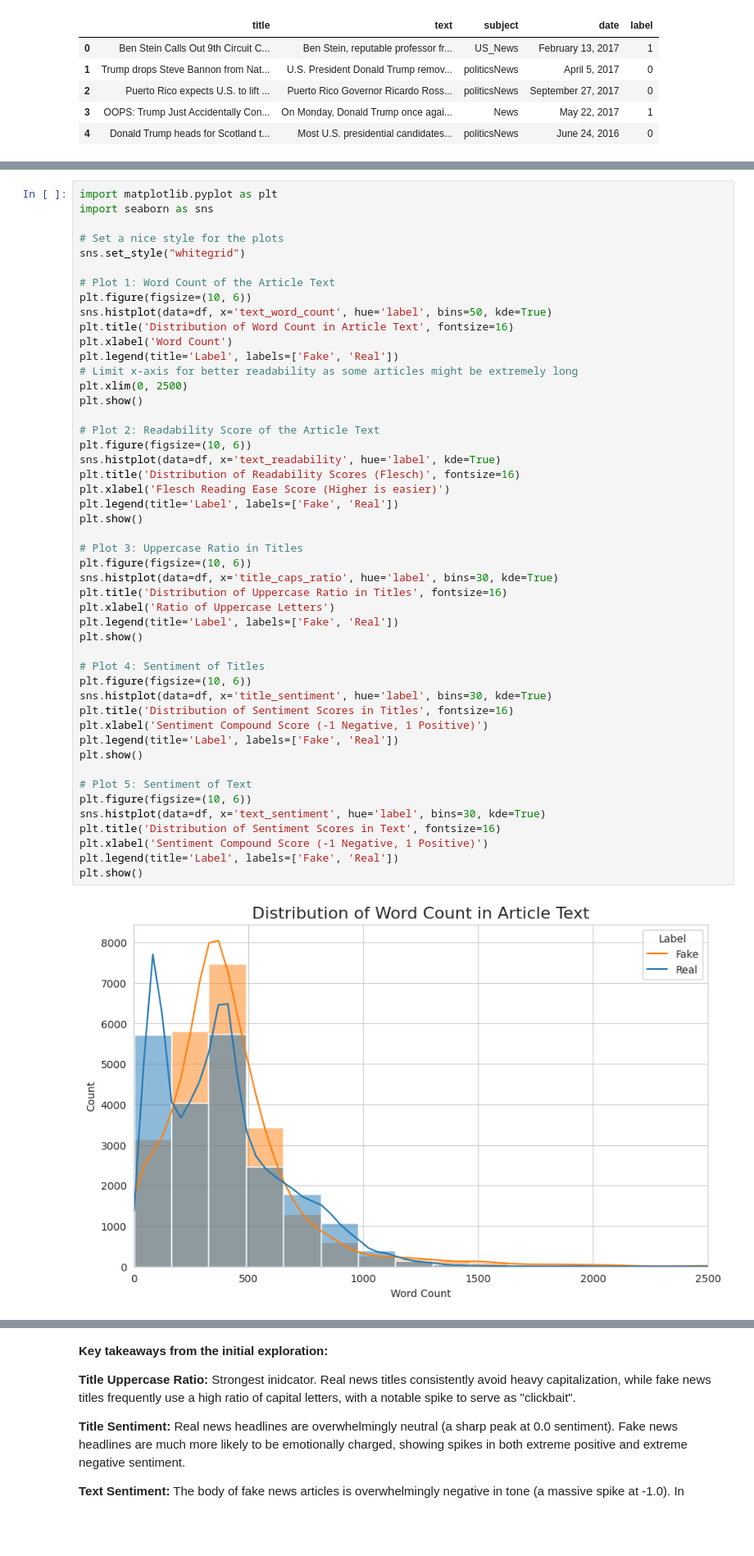
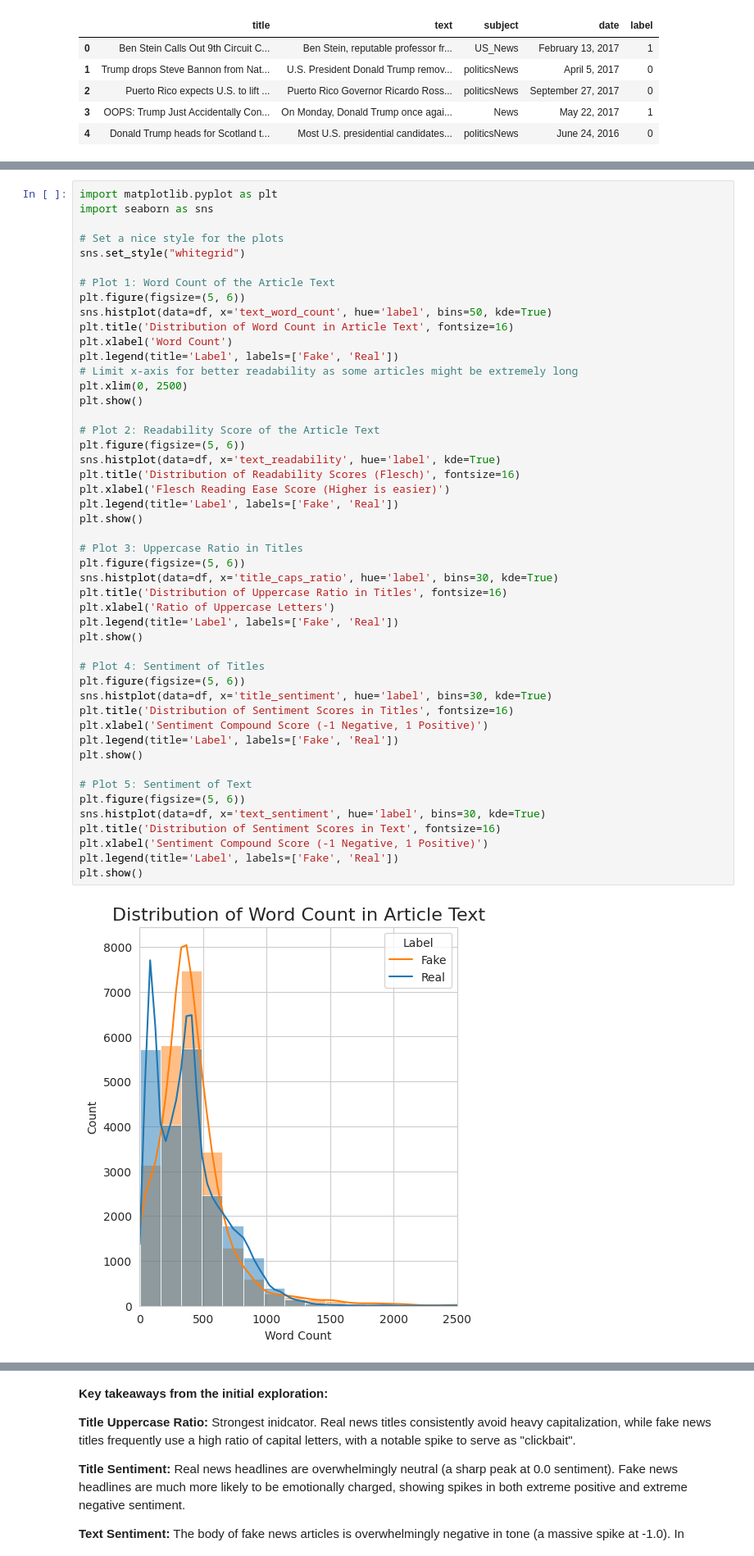
Before and after one commit to pp24aaq/Msc-DataScience-Project, a Jupyter notebook: Fake_News_Research_Project_Poojitha.ipynb, the cells around one changed output, grey strips where cells are left out. Shown at 82% size. Saved outputs shown, nothing was run; the diff lists cells and outputs as text; blank space fills up the shorter version.

```diff
--- a/Fake_News_Research_Project_Poojitha.ipynb
+++ b/Fake_News_Research_Project_Poojitha.ipynb
@@ -273,7 +276,7 @@ import seaborn as sns
 sns.set_style("whitegrid")
 
 # Plot 1: Word Count of the Article Text
-plt.figure(figsize=(10, 6))
+plt.figure(figsize=(5, 6))
 sns.histplot(data=df, x='text_word_count', hue='label', bins=50, kde=True)
 plt.title('Distribution of Word Count in Article Text', fontsize=16)
 plt.xlabel('Word Count')
@@ -283,35 +286,35 @@ plt.xlim(0, 2500)
 plt.show()
 
 # Plot 2: Readability Score of the Article Text
-plt.figure(figsize=(10, 6))
+plt.figure(figsize=(5, 6))
 sns.histplot(data=df, x='text_readability', hue='label', kde=True)
 plt.title('Distribution of Readability Scores (Flesch)', fontsize=16)
 plt.xlabel('Flesch Reading Ease Score (Higher is easier)')
 plt.legend(title='Label', labels=['Fake', 'Real'])
 plt.show()
 
 # Plot 3: Uppercase Ratio in Titles
-plt.figure(figsize=(10, 6))
+plt.figure(figsize=(5, 6))
 sns.histplot(data=df, x='title_caps_ratio', hue='label', bins=30, kde=True)
 plt.title('Distribution of Uppercase Ratio in Titles', fontsize=16)
 plt.xlabel('Ratio of Uppercase Letters')
 plt.legend(title='Label', labels=['Fake', 'Real'])
 plt.show()
 
 # Plot 4: Sentiment of Titles
-plt.figure(figsize=(10, 6))
+plt.figure(figsize=(5, 6))
 sns.histplot(data=df, x='title_sentiment', hue='label', bins=30, kde=True)
 plt.title('Distribution of Sentiment Scores in Titles', fontsize=16)
 plt.xlabel('Sentiment Compound Score (-1 Negative, 1 Positive)')
 plt.legend(title='Label', labels=['Fake', 'Real'])
 plt.show()
 
 # Plot 5: Sentiment of Text
-plt.figure(figsize=(10, 6))
+plt.figure(figsize=(5, 6))
 sns.histplot(data=df, x='text_sentiment', hue='label', bins=30, kde=True)
 plt.title('Distribution of Sentiment Scores in Text', fontsize=16)
 plt.xlabel('Sentiment Compound Score (-1 Negative, 1 Positive)')
 plt.legend(title='Label', labels=['Fake', 'Real'])
 plt.show()
 # %% [output]
-[figure, old version]
+[figure, new version]
```
Also changed, not shown: parts of 6 cells of this notebook.
